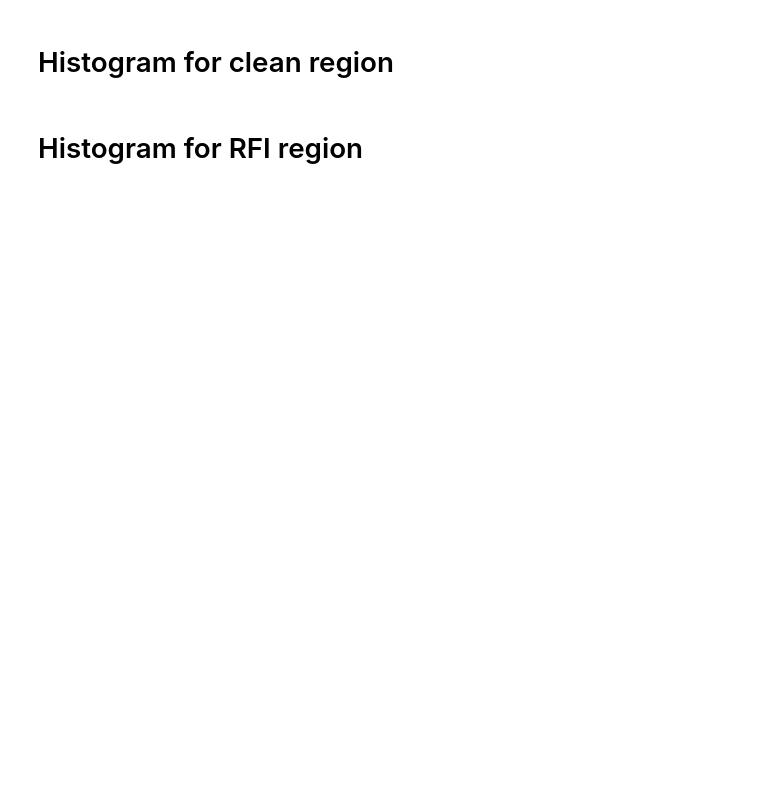
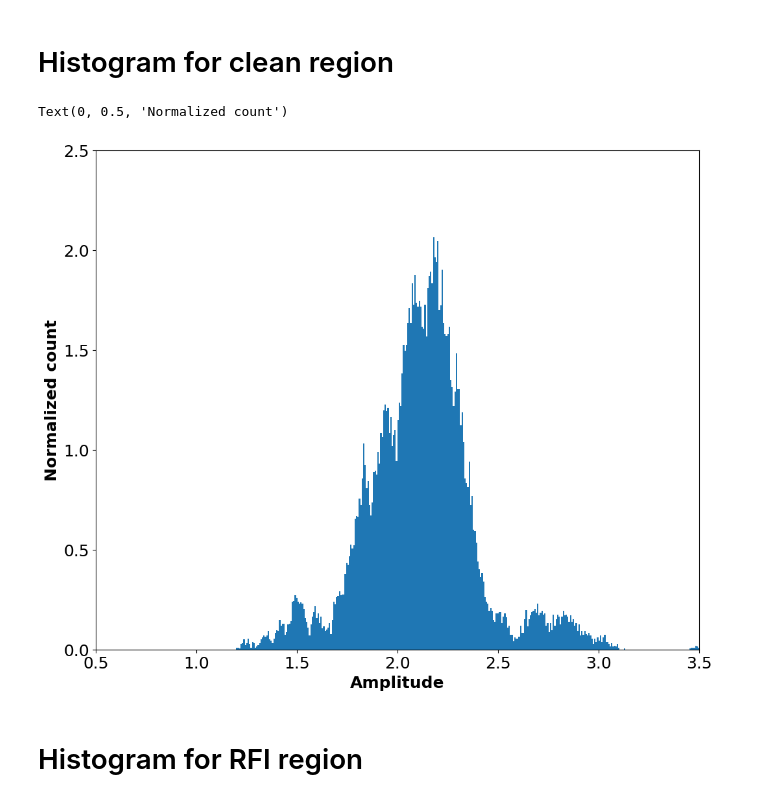
Before and after one commit to Astro-attempts/OT2-Assignment-2, a Jupyter notebook: OT2_Interferometry_ELLKIR005_LNDLLO002.ipynb, the cells around one changed output. Drawn from its saved outputs; the diff is of its cells as text; code cells hidden in the pictures; blank space fills up the shorter version.

Commit message:
Small tweeks to hist plots for better visability.

```diff
--- a/OT2_Interferometry_ELLKIR005_LNDLLO002.ipynb
+++ b/OT2_Interferometry_ELLKIR005_LNDLLO002.ipynb
@@ -87,7 +87,7 @@ def channel_to_freq(x):
 #####################################################################
 # Importing Data
 #####################################################################
-data_path = '/home/kirsten/Desktop/OT2/A02/1548939342.ms'
+data_path = './1548939342.ms'
 # Create xarray dataset
 ds = xds_from_table(data_path)
 spectral_table = xds_from_table(data_path+'::SPECTRAL_WINDOW')
@@ -407,11 +559,14 @@ combined_array_rfi = np.concatenate(vis_rfi)
 # %% [markdown]
 # Histogram for clean region
 # %%
-plt.hist(combined_array_clean, bins=500, density=True,alpha=0.5, lw=2)
+plt.hist(combined_array_clean, bins=500, density=True, lw=1)
 plt.xlim([0.5, 3.5])
 plt.ylim([0, 2.5])
 plt.xlabel('Amplitude')
 plt.ylabel('Normalized count')
+# %% [output]
+Text(0, 0.5, 'Normalized count')
+[figure, added]
 # %% [markdown]
 # Histogram for RFI region
 # %%
```
Also changed, not shown: parts of 31 cells of this notebook.
